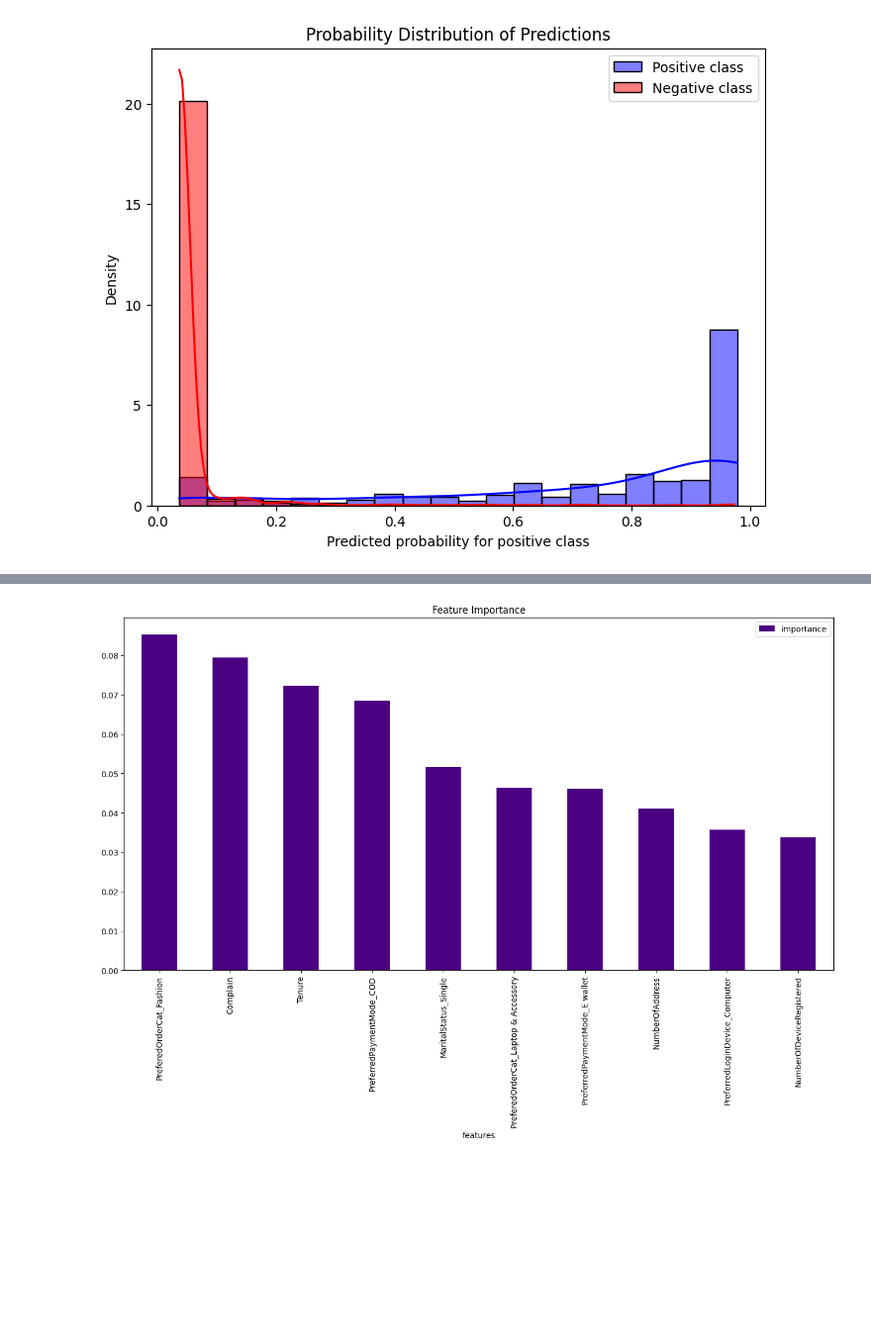
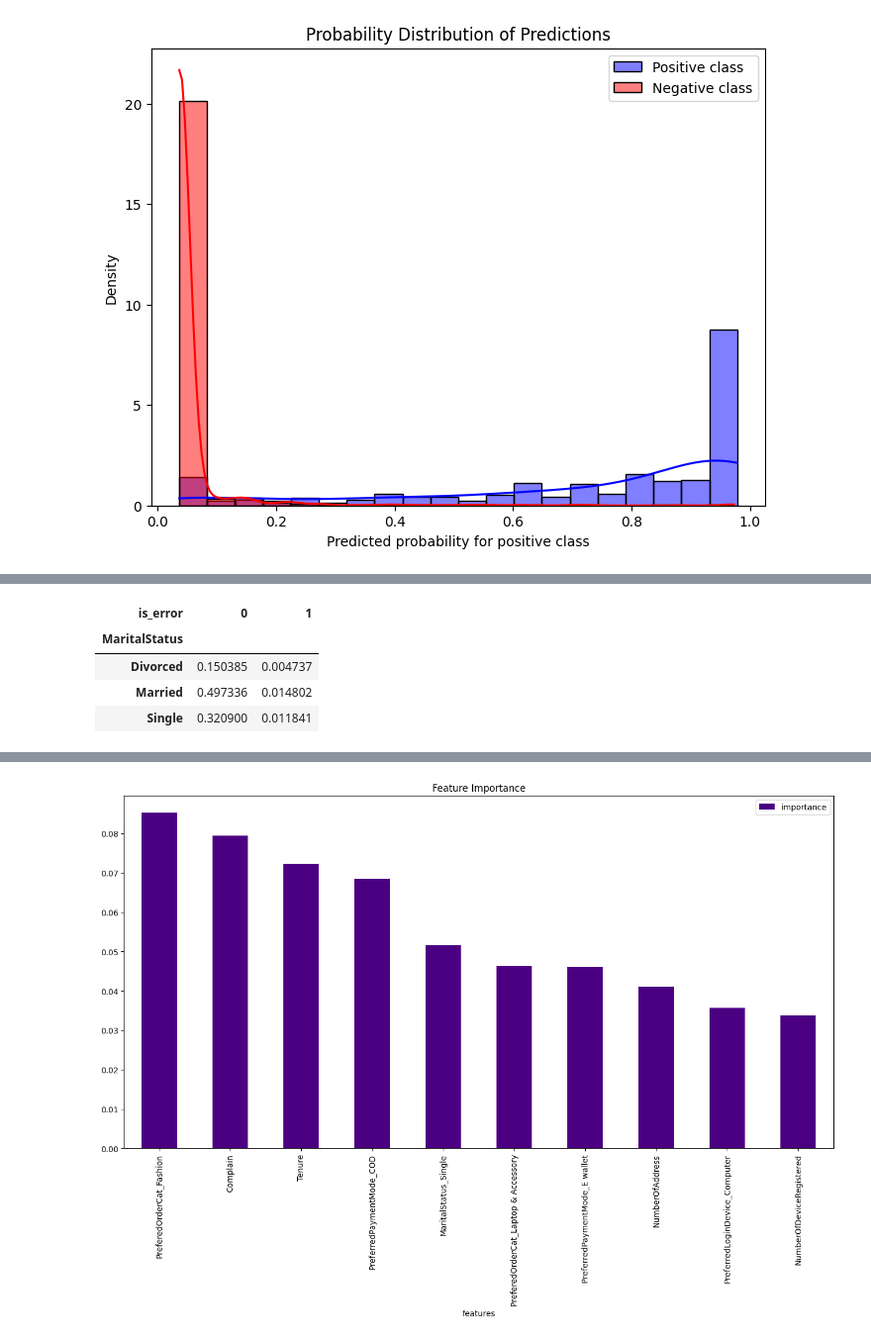
Before and after one commit to Maxwell-Selassie/Churn-Prediction, a Jupyter notebook: model_evaluation.ipynb, the cells around one changed output, grey strips where cells are left out. Shown: that part at 99% size. Saved outputs shown, nothing was run; the diff lists cells and outputs as text; code cells hidden in the pictures; blank space fills up the shorter version.

```diff
--- a/model_evaluation.ipynb
+++ b/model_evaluation.ipynb
@@ -208,0 +244,8 @@ plt.show()
+# %%
+pd.crosstab(error_analysis['MaritalStatus'],error_analysis['is_error'],normalize=True)
+# %% [output]
+| is_error | 0 | 1 |
+| MaritalStatus |  |  |
+| Divorced | 0.150385 | 0.004737 |
+| Married | 0.497336 | 0.014802 |
+| Single | 0.320900 | 0.011841 |
```
Also changed, not shown: parts of 5 cells of this notebook, 1 other file.
